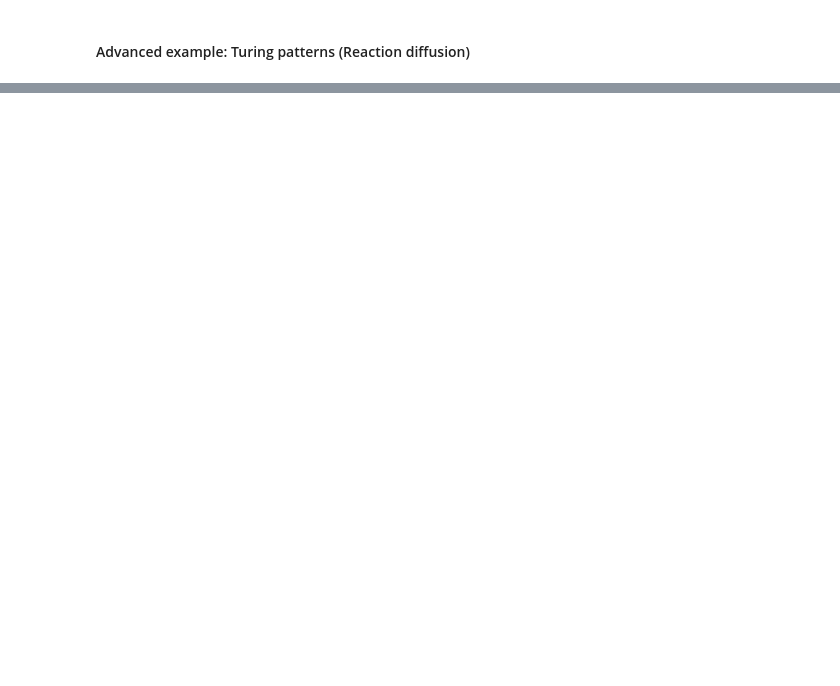
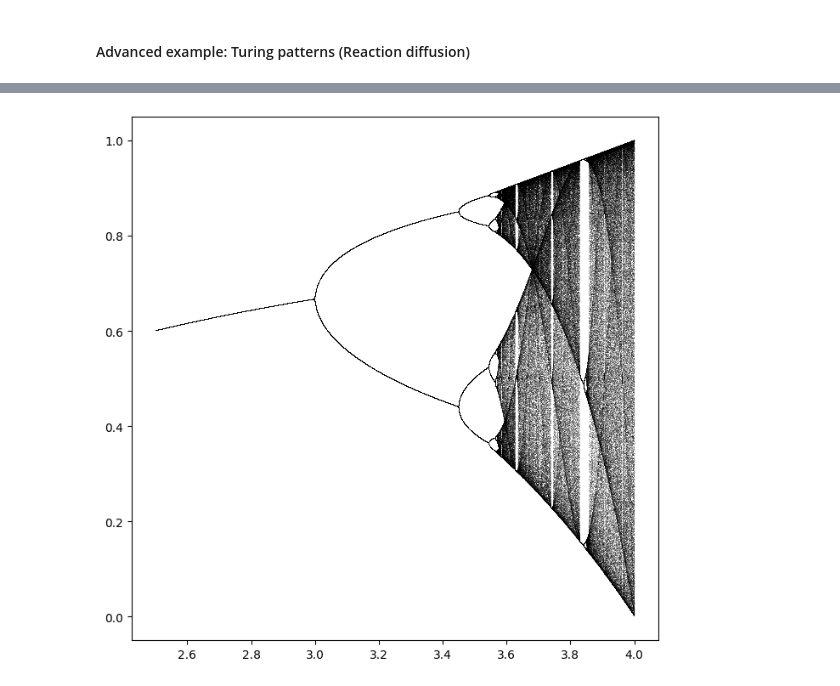
Before and after one commit to coralreefman/bca, a Jupyter notebook: notebooks/determinism.ipynb, the cells around one changed output, grey strips where cells are left out. Drawn from its saved outputs; the diff is of its cells as text; code cells hidden in the pictures; blank space fills up the shorter version.

```diff
--- a/notebooks/determinism.ipynb
+++ b/notebooks/determinism.ipynb
@@ -109,0 +116,20 @@ https://www.youtube.com/embed/qEtEbXVbYJQ?feature=oembed
+# %%
+def logistic(r, x):
+    return r * x * (1 - x)
+# %%
+n = 10000
+r = np.linspace(2.5, 4.0, n)
+iterations = 1000
+last = 100
+
+x = 1e-5 * np.ones(n)
+
+fig, ax = plt.subplots(figsize=(8, 8))
+
+for i in range(iterations):
+    x = logistic(r, x)
+    # We display the bifurcation diagram.
+    if i >= (iterations - last):
+        ax.plot(r, x, ',k', alpha=.25)
+# %% [output]
+[figure, added]
```
Also changed, not shown: parts of 13 cells of this notebook, 3 other files.
